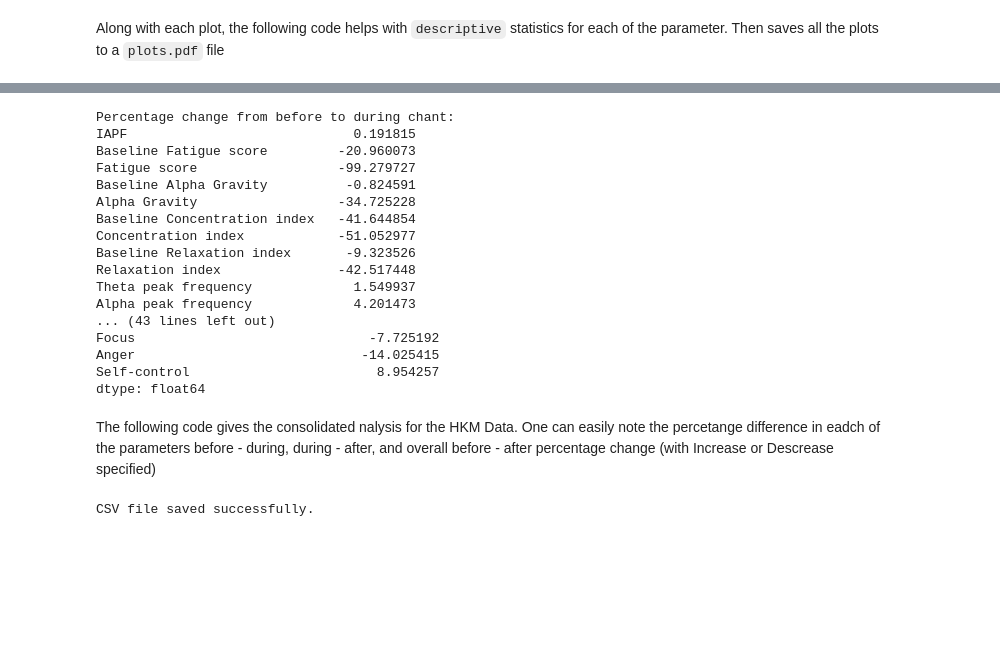
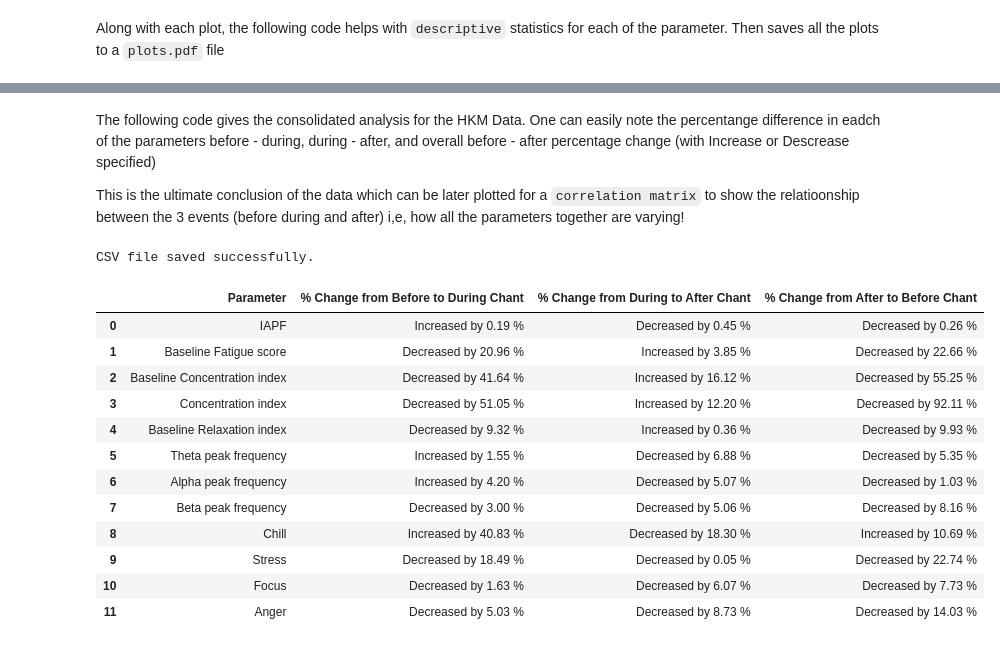
Before and after one commit to KarthikDani/BCI-Internship, a Jupyter notebook: HKMAnalysis/HKM_DataAnalysis.ipynb, the cells around one changed output, grey strips where cells are left out. Saved outputs shown, nothing was run; the diff lists cells and outputs as text; code cells hidden in the pictures; blank space fills up the shorter version.

```diff
--- a/HKMAnalysis/HKM_DataAnalysis.ipynb
+++ b/HKMAnalysis/HKM_DataAnalysis.ipynb
@@ -220,39 +240,18 @@ percentage_change_during_before = ((during_mean - before_mean) / before_mean) *
 percentage_change_after_during = ((after_mean - during_mean) / during_mean) * 100
 percentage_change_after_before = ((after_mean - before_mean) / during_mean) * 100
 
-# You can also calculate the median instead of mean if needed
-# before_median = all_subjects_before.median()
-# during_median = all_subjects_during.median()
-# after_median = all_subjects_after.median()
+# print("Percentage change from before to during chant:")
+# print(percentage_change_during_before)
 
-print("Percentage change from before to during chant:")
-print(percentage_change_during_before)
+# print("\nPercentage change from during to after chant:")
+# print(percentage_change_after_during)
 
-print("\nPercentage change from during to after chant:")
-print(percentage_change_after_during)
-
-print("\nPercentage change from after to before chant:")
-print(percentage_change_after_before)
+# print("\nPercentage change from after to before chant:")
+# print(percentage_change_after_before)
-# %% [output]
-Percentage change from before to during chant:
-IAPF                             0.191815
-Baseline Fatigue score         -20.960073
-Fatigue score                  -99.279727
-Baseline Alpha Gravity          -0.824591
-Alpha Gravity                  -34.725228
-Baseline Concentration index   -41.644854
-Concentration index            -51.052977
-Baseline Relaxation index       -9.323526
-Relaxation index               -42.517448
-Theta peak frequency             1.549937
-Alpha peak frequency             4.201473
-... (43 lines left out)
-Focus                              -7.725192
-Anger                             -14.025415
-Self-control                        8.954257
-dtype: float64
 # %% [markdown]
-The following code gives the consolidated nalysis for the HKM Data. One can easily note the percetange difference in eadch of the parameters before - during, during - after, and overall before - after percentage change (with Increase or Descrease specified)
+The following code gives the consolidated analysis for the HKM Data. One can easily note the percentange difference in eadch of the parameters before - during, during - after, and overall before - after percentage change (with Increase or Descrease specified)
+
+This is the ultimate conclusion of the data which can be later plotted for a `correlation matrix` to show the relatioonship between the 3 events (before during and after) i,e, how all the parameters together are varying!
 # %%
 all_subjects_before = []
 all_subjects_during = []
@@ -267,33 +266,61 @@ for subject in during_chant_subject_dfs:
 for subject in after_chant_subject_dfs:
     all_subjects_after.append(subject[parameters_to_plot].max(numeric_only=True))
 
 before_mean = sum(all_subjects_before) / len(all_subjects_before)
 during_mean = sum(all_subjects_during) / len(all_subjects_during)
 after_mean = sum(all_subjects_after) / len(all_subjects_after)
 
 percentage_change_during_before = ((during_mean - before_mean) / before_mean) * 100
 percentage_change_after_during = ((after_mean - during_mean) / during_mean) * 100
 percentage_change_after_before = ((after_mean - before_mean) / during_mean) * 100
 
 increase_decrease_before = ["Increased" if change > 0 else "Decreased" for change in percentage_change_during_before]
 increase_decrease_after = ["Increased" if change > 0 else "Decreased" for change in percentage_change_after_during]
 increase_decrease_after_before = ["Increased" if change > 0 else "Decreased" for change in percentage_change_after_before]
 
 description_before = [f"{abs(change):.2f} %" for change in percentage_change_during_before]
 description_after = [f"{abs(change):.2f} %" for change in percentage_change_after_during]
 description_after_before = [f"{abs(change):.2f} %" for change in percentage_change_after_before]
 
-data = {
+num_before = [change for change in percentage_change_during_before]
+num_after = [change for change in percentage_change_after_during]
+num_after_before = [change for change in percentage_change_after_before]
+
+description_data = {
     "Parameter": parameters_to_plot,
     "% Change from Before to During Chant": [f"{increase_decrease} by {desc}" for increase_decrease, desc in zip(increase_decrease_before, description_before)],
     "% Change from During to After Chant": [f"{increase_decrease} by {desc}" for increase_decrease, desc in zip(increase_decrease_after, description_after)],
     "% Change from After to Before Chant": [f"{increase_decrease} by {desc}" for increase_decrease, desc in zip(increase_decrease_after_before, description_after_before)]
 }
 
-df = pd.DataFrame(data)
+numerical_data = {
+       "Parameter": parameters_to_plot,
+    "% Change Before-During Chant": [desc for desc in num_before],
+    "% Change During-After Chant": [desc for desc in num_after],
+    "% Change After-Before Chant": [desc for desc in num_after_before]
+}
 
-df.to_csv("parameter_change_statistics.csv", index=False)
+df_consolidated = pd.DataFrame(description_data)
+df_num = pd.DataFrame(numerical_data)
+
+df_consolidated.to_csv("consolidated_table.csv", index=False)
+#df_num.to_csv("numerical_consolidated_table.csv", index=False)
 
 print("CSV file saved successfully.")
+
+df_consolidated.head(-1)
 # %% [output]
 CSV file saved successfully.
+|  | Parameter | % Change from Before to During Chant | % Change from During to After Chant | % Change from After to Before Chant |
+| 0 | IAPF | Increased by 0.19 % | Decreased by 0.45 % | Decreased by 0.26 % |
+| 1 | Baseline Fatigue score | Decreased by 20.96 % | Increased by 3.85 % | Decreased by 22.66 % |
+| 2 | Baseline Concentration index | Decreased by 41.64 % | Increased by 16.12 % | Decreased by 55.25 % |
+| 3 | Concentration index | Decreased by 51.05 % | Increased by 12.20 % | Decreased by 92.11 % |
+| 4 | Baseline Relaxation index | Decreased by 9.32 % | Increased by 0.36 % | Decreased by 9.93 % |
+| 5 | Theta peak frequency | Increased by 1.55 % | Decreased by 6.88 % | Decreased by 5.35 % |
+| 6 | Alpha peak frequency | Increased by 4.20 % | Decreased by 5.07 % | Decreased by 1.03 % |
+| 7 | Beta peak frequency | Decreased by 3.00 % | Decreased by 5.06 % | Decreased by 8.16 % |
+| 8 | Chill | Increased by 40.83 % | Decreased by 18.30 % | Increased by 10.69 % |
+| 9 | Stress | Decreased by 18.49 % | Decreased by 0.05 % | Decreased by 22.74 % |
+| 10 | Focus | Decreased by 1.63 % | Decreased by 6.07 % | Decreased by 7.73 % |
+| 11 | Anger | Decreased by 5.03 % | Decreased by 8.73 % | Decreased by 14.03 % |
```
Also changed, not shown: parts of 10 cells of this notebook, 10 other files.
